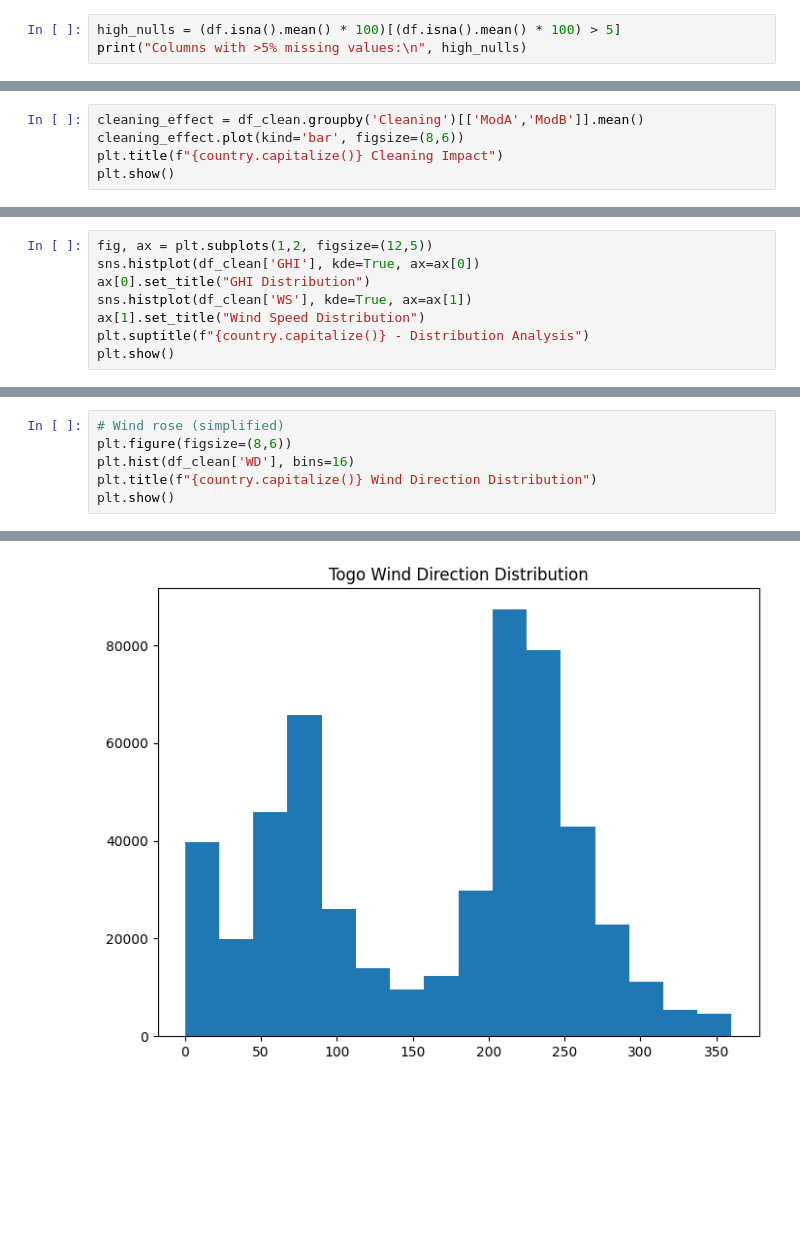
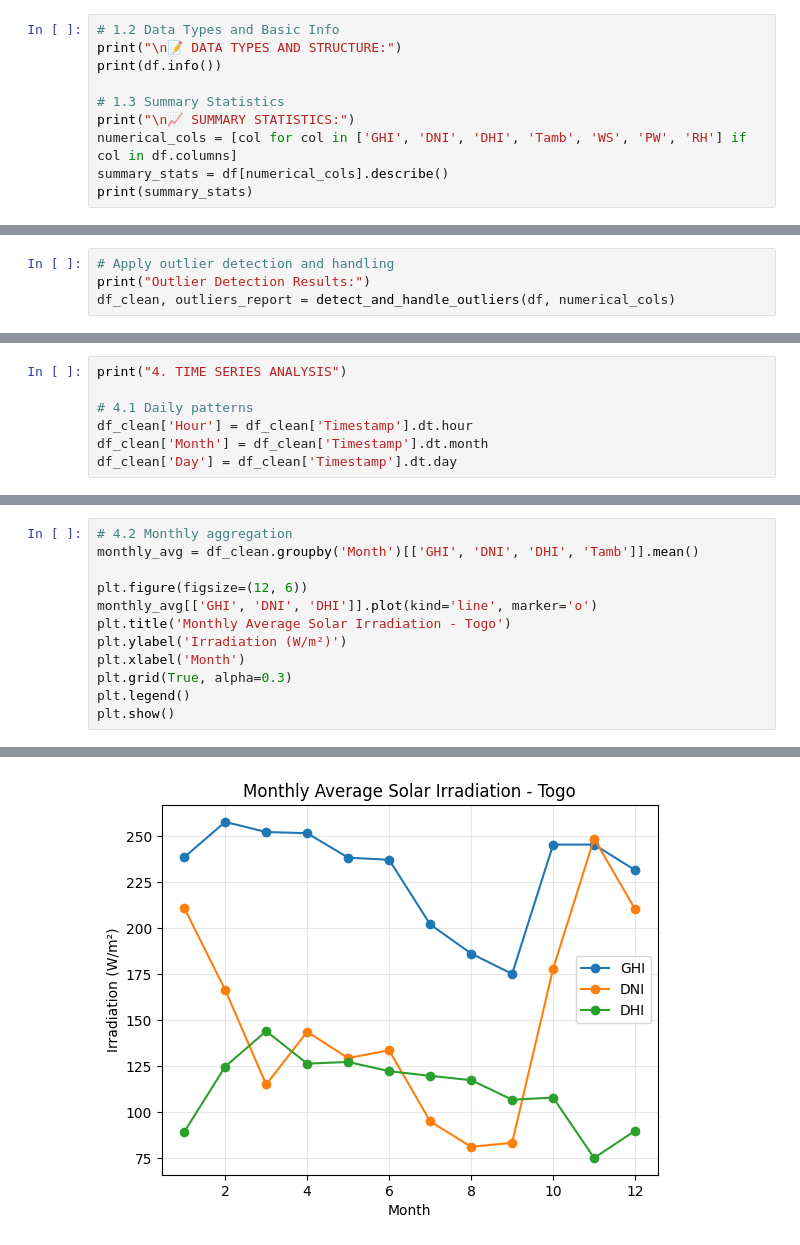
Before and after one commit to Saronzeleke/solar-challenge-week0, a Jupyter notebook: notebooks/3-togo-analysis.ipynb, the cells around one changed output, grey strips where cells are left out. Drawn from its saved outputs; the diff is of its cells as text; blank space fills up the shorter version.

```diff
--- a/notebooks/3-togo-analysis.ipynb
+++ b/notebooks/3-togo-analysis.ipynb
@@ -51,4 +37,11 @@ dtype: float64
 # %%
-high_nulls = (df.isna().mean() * 100)[(df.isna().mean() * 100) > 5]
-print("Columns with >5% missing values:\n", high_nulls)
+# 1.2 Data Types and Basic Info
+print("\n📝 DATA TYPES AND STRUCTURE:")
+print(df.info())
+
+# 1.3 Summary Statistics
+print("\n📈 SUMMARY STATISTICS:")
+numerical_cols = [col for col in ['GHI', 'DNI', 'DHI', 'Tamb', 'WS', 'PW', 'RH'] if col in df.columns]
+summary_stats = df[numerical_cols].describe()
+print(summary_stats)
 # %% [output]
@@ -89,6 +141,5 @@ plt.show()
 # %%
-cleaning_effect = df_clean.groupby('Cleaning')[['ModA','ModB']].mean()
-cleaning_effect.plot(kind='bar', figsize=(8,6))
-plt.title(f"{country.capitalize()} Cleaning Impact")
-plt.show()
+# Apply outlier detection and handling
+print("Outlier Detection Results:")
+df_clean, outliers_report = detect_and_handle_outliers(df, numerical_cols)
 # %% [output]
@@ -110,9 +188,8 @@ plt.show()
 # %%
-fig, ax = plt.subplots(1,2, figsize=(12,5))
-sns.histplot(df_clean['GHI'], kde=True, ax=ax[0])
-ax[0].set_title("GHI Distribution")
-sns.histplot(df_clean['WS'], kde=True, ax=ax[1])
-ax[1].set_title("Wind Speed Distribution")
-plt.suptitle(f"{country.capitalize()} - Distribution Analysis")
-plt.show()
+print("4. TIME SERIES ANALYSIS")
+
+# 4.1 Daily patterns
+df_clean['Hour'] = df_clean['Timestamp'].dt.hour
+df_clean['Month'] = df_clean['Timestamp'].dt.month
+df_clean['Day'] = df_clean['Timestamp'].dt.day
 # %% [output]
@@ -131,7 +231,13 @@ Correlation between RH and Tamb: -0.395
 # %%
-# Wind rose (simplified)
-plt.figure(figsize=(8,6))
-plt.hist(df_clean['WD'], bins=16)
-plt.title(f"{country.capitalize()} Wind Direction Distribution")
+# 4.2 Monthly aggregation
+monthly_avg = df_clean.groupby('Month')[['GHI', 'DNI', 'DHI', 'Tamb']].mean()
+
+plt.figure(figsize=(12, 6))
+monthly_avg[['GHI', 'DNI', 'DHI']].plot(kind='line', marker='o')
+plt.title('Monthly Average Solar Irradiation - Togo')
+plt.ylabel('Irradiation (W/m²)')
+plt.xlabel('Month')
+plt.grid(True, alpha=0.3)
+plt.legend()
 plt.show()
 # %% [output]
@@ -138,2 +245,2 @@ plt.show()
-[figure, old version]
+[figure, new version]
 # %%
```
Also changed, not shown: parts of 17 cells of this notebook.
